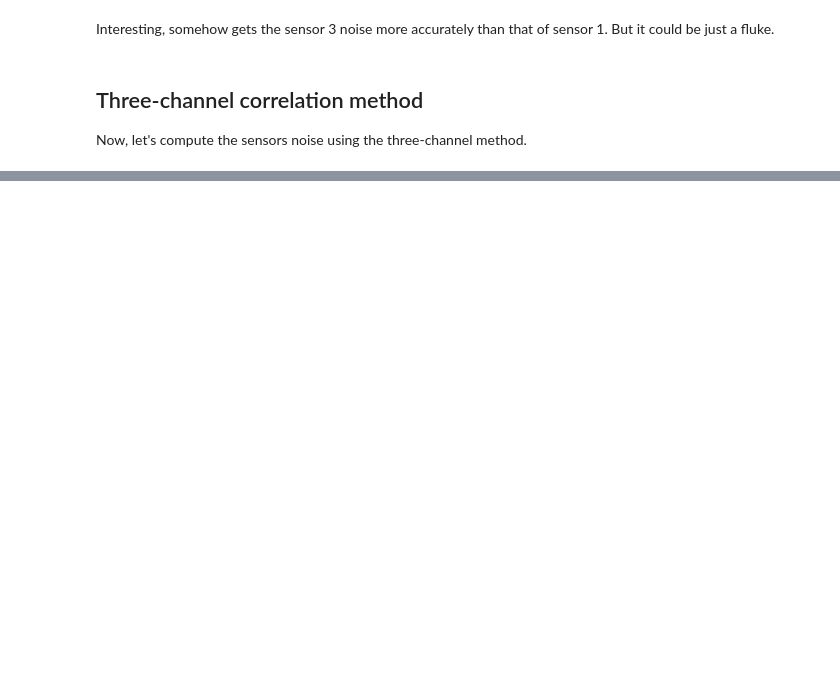
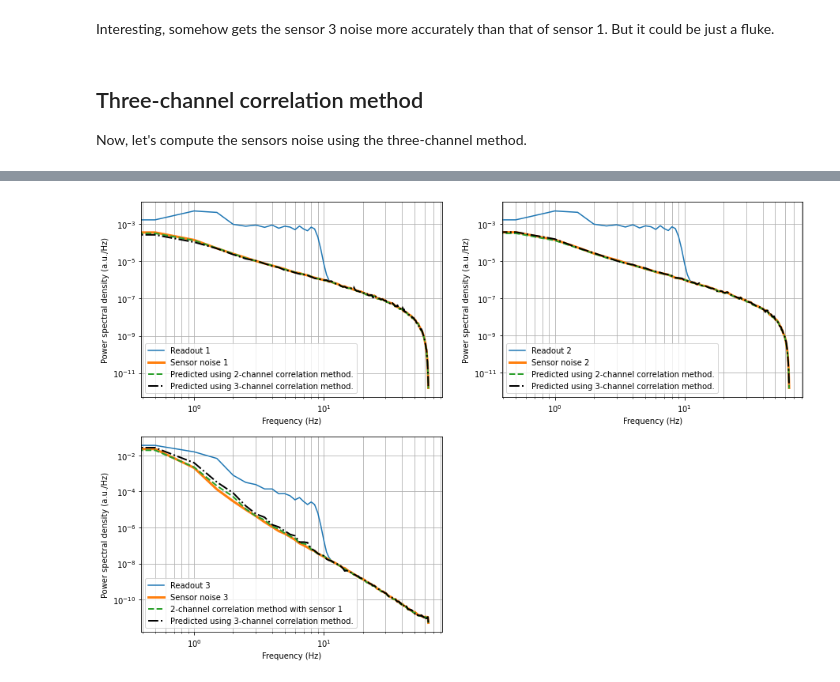
Before and after one commit to terrencetec/kontrol, a Jupyter notebook: docs/source/tutorials/noise_estimation_using_correlation_methods.ipynb, the cells around one changed output, grey strips where cells are left out. Drawn from its saved outputs; the diff is of its cells as text; code cells hidden in the pictures; blank space fills up the shorter version.

```diff
--- a/docs/source/tutorials/noise_estimation_using_correlation_methods.ipynb
+++ b/docs/source/tutorials/noise_estimation_using_correlation_methods.ipynb
@@ -334,0 +225,66 @@ plt.show()
+# %%
+_, csd12 = scipy.signal.csd(y1, y2, fs=fs)
+_, csd13 = scipy.signal.csd(y1, y3, fs=fs)
+_, csd21 = scipy.signal.csd(y2, y1, fs=fs)
+_, csd23 = scipy.signal.csd(y2, y3, fs=fs)
+_, csd31 = scipy.signal.csd(y3, y1, fs=fs)
+_, csd32 = scipy.signal.csd(y3, y2, fs=fs)
+
+# Calculate all three estimations at the same time.
+# At least provide three independent cross-spectral densities.
+# But it's recommended to provide all cross-spectral densities.
+P_n1_3channel, P_n2_3channel, P_n3_3channel = kontrol.spectral.three_channel_correlation(
+    psd1=P_y1, psd2=P_y2, psd3=P_y3,
+    csd12=csd12, csd13=csd13,
+    csd21=csd21, csd23=csd23,
+    csd31=csd31, csd32=csd32)
+
+# # Alternatively, calculate each estimation one by one with the returnall=False tag.
+# # Note the changes in the cross-spectral density
+# P_n1_3channel = kontrol.spectral.three_channel_correlation(
+#     psd1=P_y1, csd13=csd13, csd23=csd23, csd21=csd21, returnall=False)
+# P_n2_3channel = kontrol.spectral.three_channel_correlation(
+#     psd1=P_y2, csd13=csd21, csd23=csd31, csd21=csd32, returnall=False)
+# P_n3_3channel = kontrol.spectral.three_channel_correlation(
+#     psd1=P_y3, csd13=csd32, csd23=csd12, csd21=csd13, returnall=False)
+
+
+plt.figure(figsize=(15, 10))
+plt.subplot(221)
+plt.loglog(f, P_y1, label="Readout 1")
+plt.loglog(f, P_n1, label="Sensor noise 1", lw=3)
+plt.loglog(f, P_n1_2channel, "--", label="Predicted using 2-channel correlation method.", lw=2)
+plt.loglog(f, P_n1_3channel, "k-.", label="Predicted using 3-channel correlation method.", lw=2, markersize=3)
+plt.legend(loc=0)
+plt.grid(which="both")
+# plt.ylim(1e-7, 1e-2)
+# plt.xlim(0.5, 10)
+plt.ylabel("Power spectral density (a.u./Hz)")
+plt.xlabel("Frequency (Hz)")
+
+plt.subplot(222)
+plt.loglog(f, P_y2, label="Readout 2",)
+plt.loglog(f, P_n2, label="Sensor noise 2", lw=3)
+plt.loglog(f, P_n2_2channel, "--", label="Predicted using 2-channel correlation method.", lw=2)
+plt.loglog(f, P_n2_3channel, "k-.", label="Predicted using 3-channel correlation method.", lw=2, markersize=3)
+plt.legend(loc=0)
+plt.grid(which="both")
+# plt.ylim(1e-7, 1e-2)
+# plt.xlim(0.5, 10)
+plt.ylabel("Power spectral density (a.u./Hz)")
+plt.xlabel("Frequency (Hz)")
+
+plt.subplot(223)
+plt.loglog(f, P_y3, label="Readout 3")
+plt.loglog(f, P_n3, label="Sensor noise 3", lw=3)
+plt.loglog(f, P_n3_2channel_from_n1, "--", label="2-channel correlation method with sensor 1", lw=2)
+plt.loglog(f, P_n3_3channel, "k-.", label="Predicted using 3-channel correlation method.", lw=2, markersize=3)
+plt.legend(loc=0)
+plt.grid(which="both")
+# plt.ylim(1e-9, 1e-1)
+# plt.xlim(0.5, 10)
+plt.ylabel("Power spectral density (a.u./Hz)")
+plt.xlabel("Frequency (Hz)")
+plt.show()
+# %% [output]
+[figure, added]
```
Also changed, not shown: parts of 5 cells of this notebook, 2 other files.
